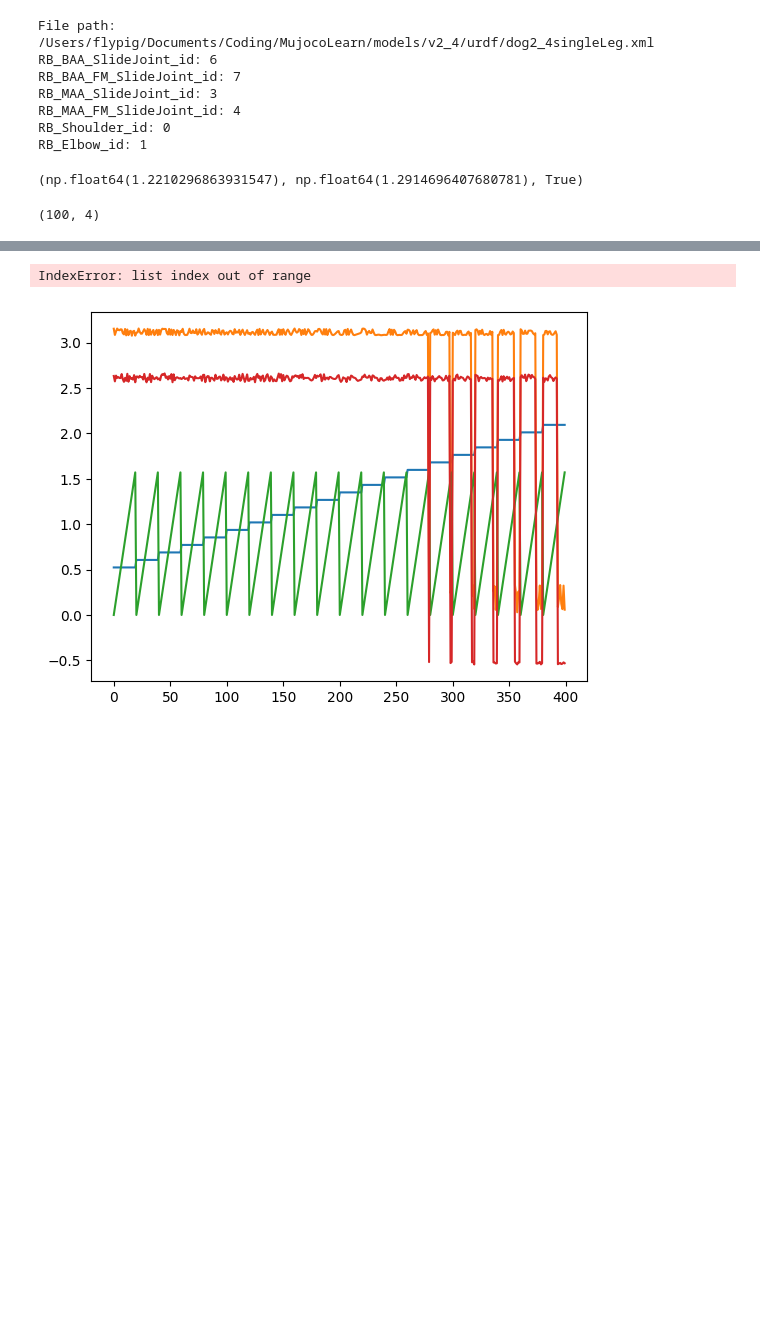
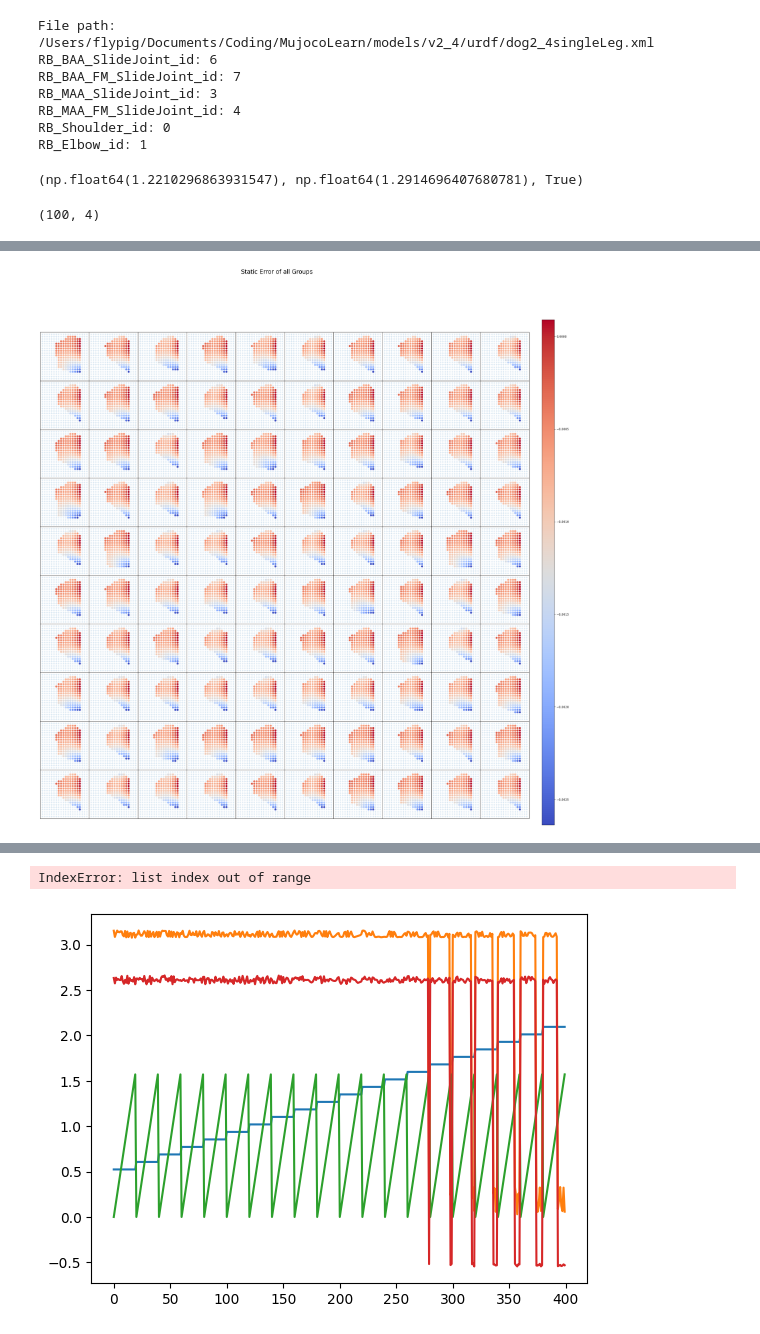
Before and after one commit to fly-pigTH/EquiMus, a Jupyter notebook: src/simulation_verify/static/exp.ipynb, the cells around one changed output, grey strips where cells are left out. Cells and saved outputs as stored; diff of their text form; code cells hidden in the pictures; blank space fills up the shorter version.

```diff
--- a/src/simulation_verify/static/exp.ipynb
+++ b/src/simulation_verify/static/exp.ipynb
@@ -470,3 +504,71 @@ Experiment 12:
+# %%
+import matplotlib.pyplot as plt
+
+
+def plot_error_map(id):
+
+    theta_1_tar_array = np.linspace(math.pi/6, math.pi*2/3, 20)
+    theta_2_tar_array = np.linspace(0, math.pi/2, 20)
+    # grid
+    mesh_x, mesh_y = np.meshgrid(theta_1_tar_array, theta_2_tar_array)
+
+    # 假设这些是你的数据
+    theta_1_theo = np.array(theta_1_theo_table[id])  # 你已有的理论theta_1值
+    theta_2_theo = np.array(theta_2_theo_table[id])  # 你已有的理论theta_2值
+    theta_1_sim = np.array(theta_1_sim_table[id])  # 你已有的理论theta_1值
+    theta_2_sim = np.array(theta_2_sim_table[id])  # 你已有的理论theta_2值
+
+    error1 = (theta_1_theo-theta_1_sim)  # 你已有的误差值
+    error2 = (theta_2_theo-theta_2_sim)  # 你已有的误差值
+
+    # 绘制散点图
+    # plt.figure(figsize=(8, 6))
+
+    # 使用散点图，其中color由误差决定
+    plt.scatter(mesh_x, mesh_y, marker='+', alpha=0.2)
+    im = plt.scatter(theta_1_theo, theta_2_theo, c=error1, cmap='coolwarm', marker='o')
+
+    # 添加颜色条，显示误差值的对应关系
+    # plt.colorbar(scatter, label='Error')
+
+    # equal
+    plt.axis('equal')
+
+    # 设置坐标轴标签
+    # plt.xlabel('$\\theta_1$')
+    # plt.ylabel('$\\theta_2$')
+
+    # 添加标题
+    # plt.title('Error Map: Theoretical $\theta_1$ vs. $\theta_2$')
+
+    # 显示图形
+    # plt.show()
+    return im
+
+# 创建10x10的子图
+fig, axs = plt.subplots(10, 10, figsize=(30, 30))
+
+# 遍历每个子图
+for i in range(10):
+    for j in range(10):
+        ax = axs[i, j]
+        plt.sca(ax)  # 设置当前绘图区域为ax
+        im = plot_error_map(i * 10 + j)  # 绘制对应id的图
+        ax.set_xticks([])  # 去掉刻度
+        ax.set_yticks([])
+
+# 添加全局标题
+fig.suptitle("Static Error of all Groups", fontsize=20)
+
+# 调整子图之间的间距
+plt.subplots_adjust(hspace=0, wspace=0)
+
+cax = fig.add_axes([0.92, 0.1, 0.02, 0.8])
+plt.colorbar(im, ax = [ax for ax in axs.flatten()], cax=cax, orientation='vertical')
+
+plt.show()
+# %% [output]
+[figure, added]
 # %%
 multi_exp_data = pd.DataFrame(data=multi_exp_data)
 print(multi_exp_data)
```
Also changed, not shown: parts of 10 cells of this notebook, 11 other files.
